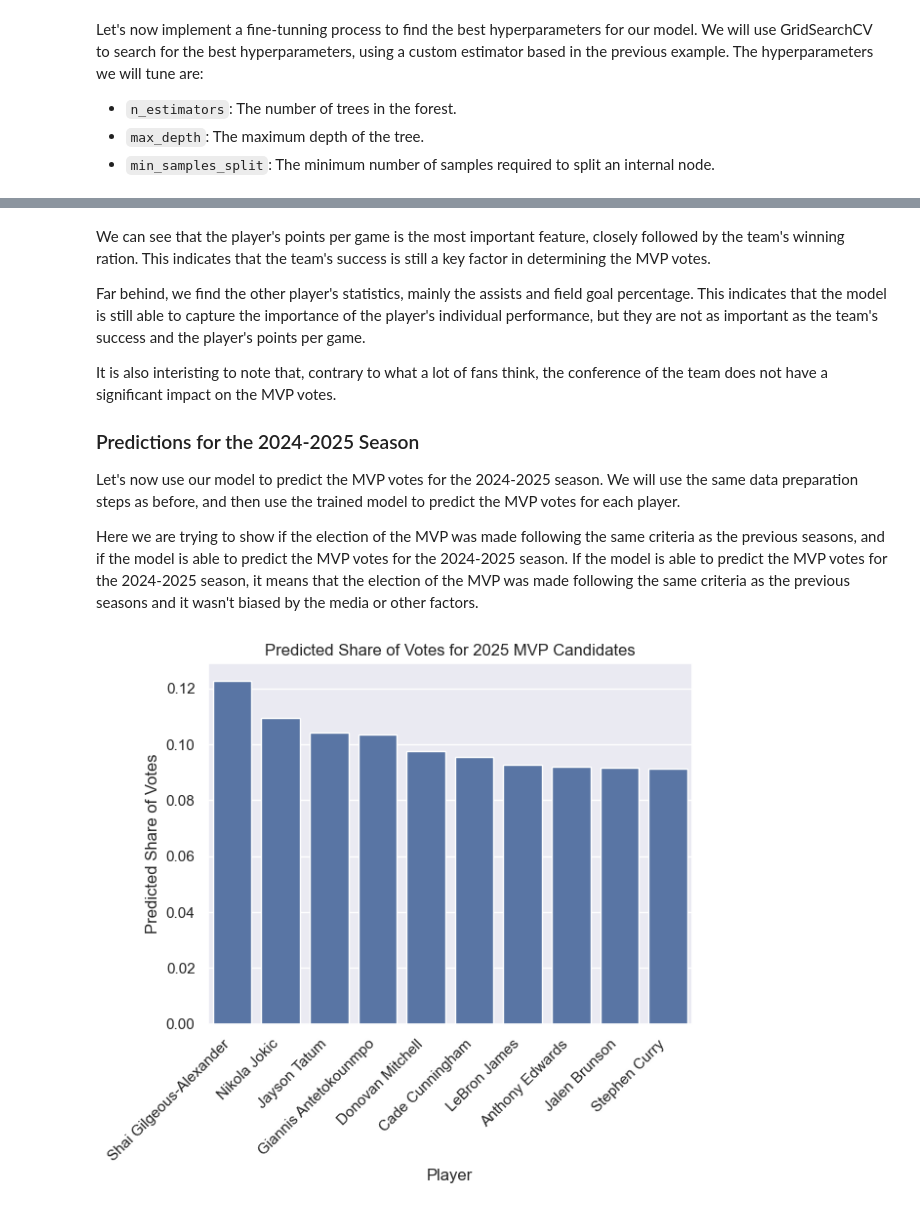
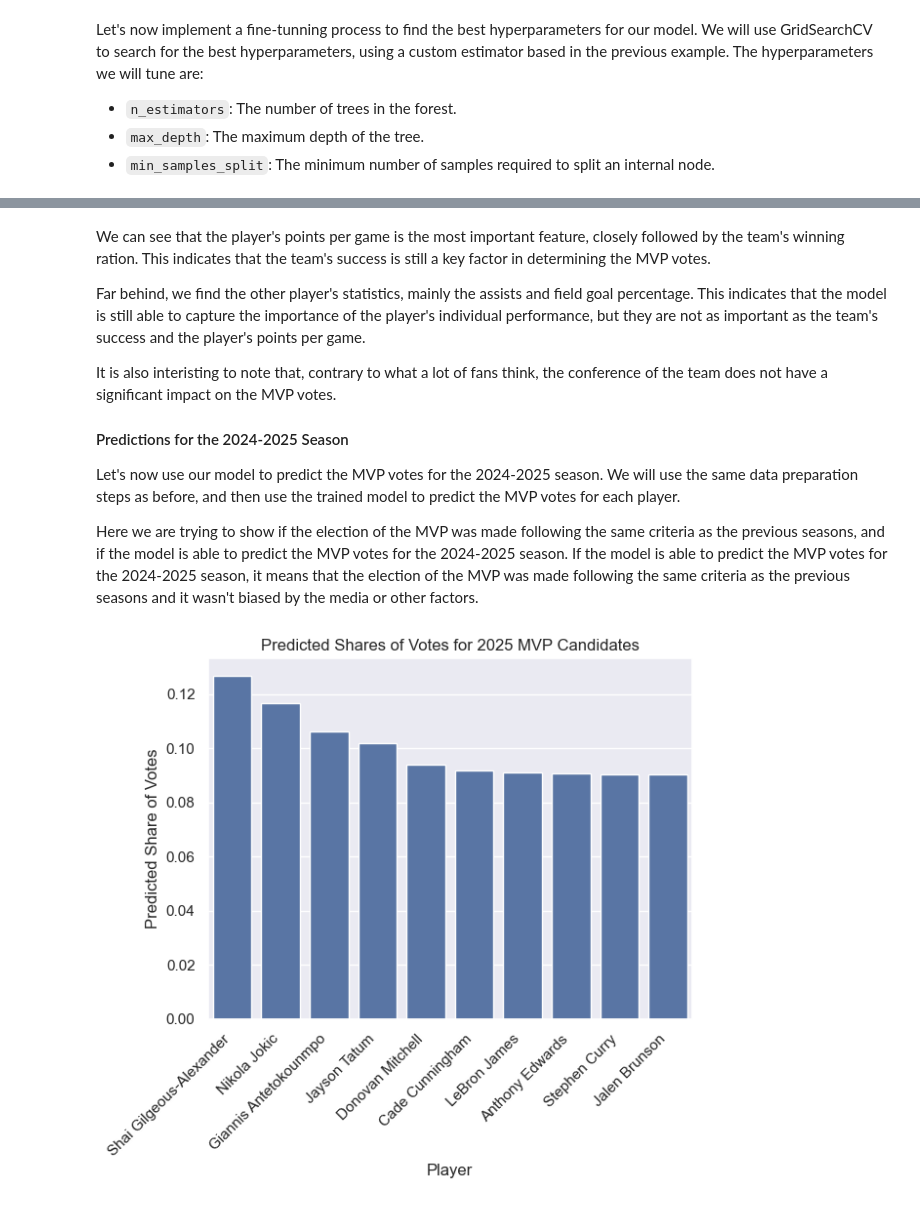
Before and after one commit to valevil27/nba-mvp-analysis, a Jupyter notebook: main.ipynb, the cells around one changed output, grey strips where cells are left out. Drawn from its saved outputs; the diff is of its cells as text; code cells hidden in the pictures.

```diff
--- a/main.ipynb
+++ b/main.ipynb
@@ -517,8 +520,7 @@ We will use a Grouped K-Fold Cross-Validation to ensure that the model is robust
 from sklearn.metrics import mean_squared_error
 from sklearn.model_selection import GroupKFold
 
-
-gfk = GroupKFold(n_splits=10, shuffle=True, random_state=seed) # type: ignore
+gfk = GroupKFold(n_splits=5, shuffle=True, random_state=seed) # type: ignore
 
 mse = []
 for train_index, test_index in gfk.split(X_train, y_train, groups):
@@ -602,7 +594,7 @@ grid_search = GridSearchCV(
     cv=gfk.split(X_train, y_train, groups=groups),
     scoring=group_scorer_with_groups,
     n_jobs=-1,
-    verbose=2
+    verbose=1
 )
 
 grid_search.fit(X_train, y_train)
@@ -653,3 +711,21 @@ display_markdown(f"<spam style='color:salmon'>Mejor score (MSE softmax): {grid_s
 
 Let's now analyze the feature importance of our model. We will use the `feature_importances_` attribute of the Random Forest model to get the importance of each feature. We will also plot the feature importances to visualize them.
+# %%
+model = clone(grid_search.best_estimator_)
+model.fit(X, y)
+def calculate_shares(df: pd.DataFrame, model: Pipeline = model) -> pd.DataFrame:
+    df = df.copy()
+    X, _, _ = preprocess_df(df, drop_cols)
+    df["score"] = model.predict(X)
+    df["predicted_share"] = df.groupby("Year")["score"].transform(lambda x: softmax(x))
+    df = df.sort_values("predicted_share", ascending=False)
+    return df
+def plot_shares(df: pd.DataFrame) -> None:
+    ax = sns.barplot(df, x="Player", y="predicted_share")
+    ax.set_xticklabels(ax.get_xticklabels(), rotation=45, ha="right")
+    year = df["Year"].iloc[0]
+    title = f"Predicted Shares of Votes for {year} MVP Candidates"
+    plt.title(title)
+    plt.ylabel("Predicted Share of Votes")
+    plt.show()
 # %%
@@ -677,21 +754,13 @@ Far behind, we find the other player's statistics, mainly the assists and field
 
 It is also interisting to note that, contrary to what a lot of fans think, the conference of the team does not have a significant impact on the MVP votes.
 
-### Predictions for the 2024-2025 Season
+#### Predictions for the 2024-2025 Season
 
 Let's now use our model to predict the MVP votes for the 2024-2025 season. We will use the same data preparation steps as before, and then use the trained model to predict the MVP votes for each player.
 
 Here we are trying to show if the election of the MVP was made following the same criteria as the previous seasons, and if the model is able to predict the MVP votes for the 2024-2025 season. If the model is able to predict the MVP votes for the 2024-2025 season, it means that the election of the MVP was made following the same criteria as the previous seasons and it wasn't biased by the media or other factors.
 # %%
-df_2025 = df[df["Year"] == 2025].copy()
-X_2025, _, _ = preprocess_df(df_2025, drop_cols)
-df_2025["score"] = best_model.predict(X_2025)
-df_2025["predicted_share"] = df_2025.groupby("Year")["score"].transform(lambda x: softmax(x))
-df_2025 = df_2025.sort_values("predicted_share", ascending=False)
-ax = sns.barplot(df_2025, x="Player", y="predicted_share")
-ax.set_xticklabels(ax.get_xticklabels(), rotation=45, ha="right")
-plt.title("Predicted Share of Votes for 2025 MVP Candidates")
-plt.ylabel("Predicted Share of Votes")
-plt.show()
+df_2025_preds = calculate_shares(df_2025, model)
+plot_shares(df_2025_preds)
 # %% [output]
-[figure, old version]
+[figure, new version]
```
Also changed, not shown: parts of 15 cells of this notebook, 3 other files.
